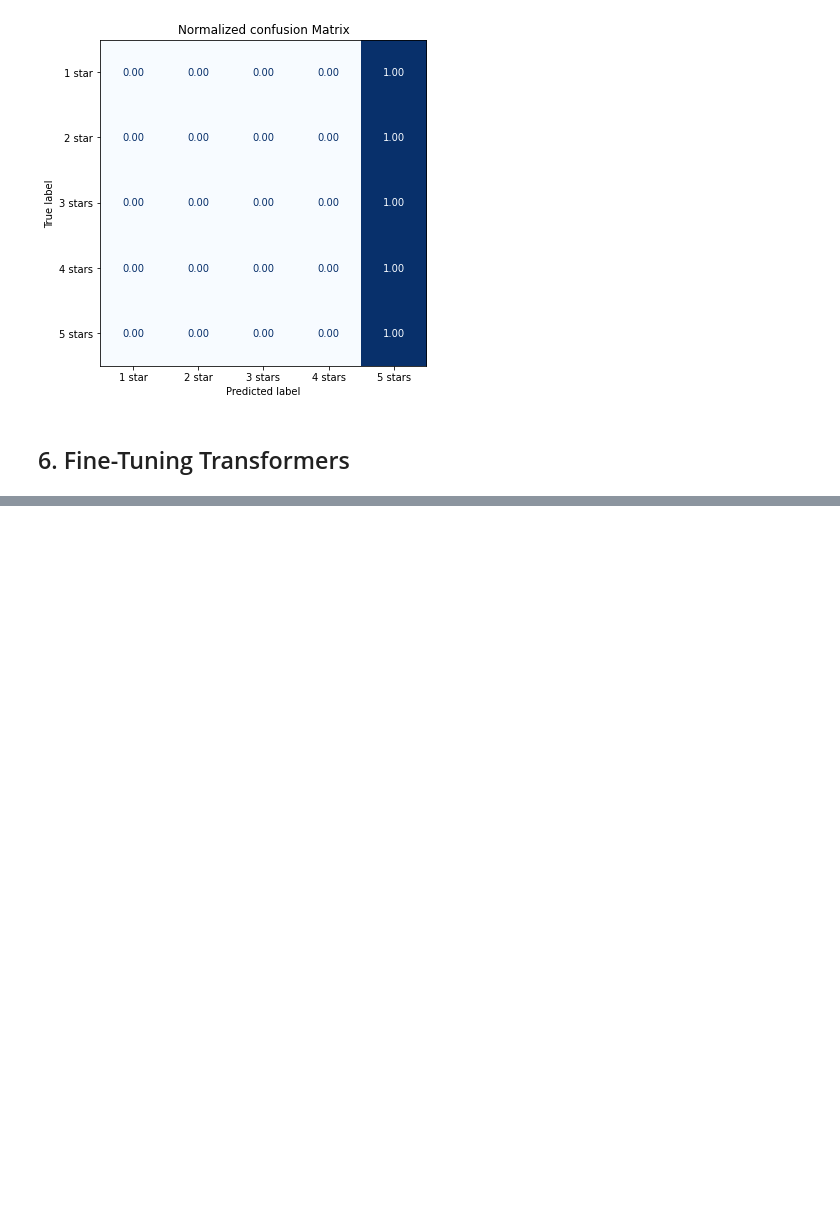
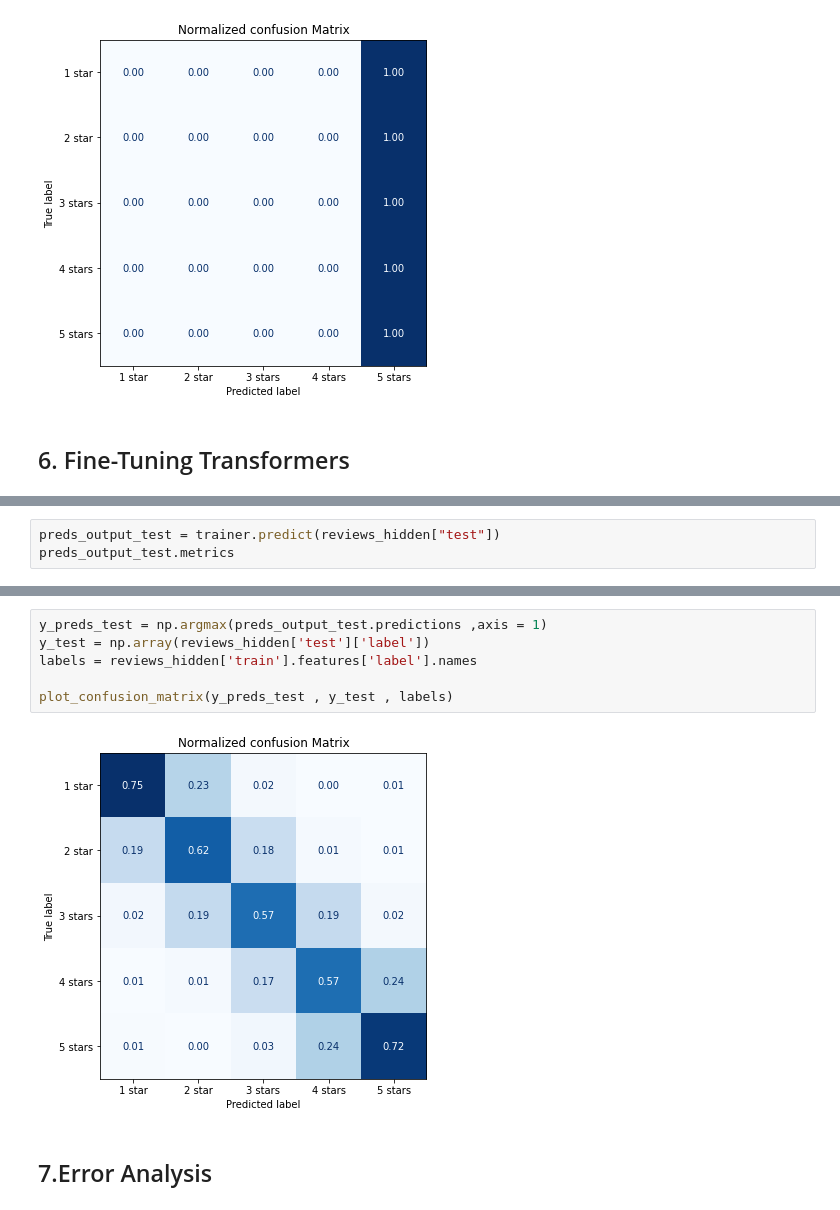
Before and after one commit to rama96/hugging-face, a Jupyter notebook: Chapter2_Text_Classification.ipynb, the cells around one changed output, grey strips where cells are left out. Drawn from its saved outputs; the diff is of its cells as text; blank space fills up the shorter version.

```diff
--- a/Chapter2_Text_Classification.ipynb
+++ b/Chapter2_Text_Classification.ipynb
@@ -771,0 +988,3 @@ plot_confusion_matrix(y_preds,y_valid,labels)
+# %%
+preds_output_test = trainer.predict(reviews_hidden["test"])
+preds_output_test.metrics
@@ -771,0 +999,10 @@ plot_confusion_matrix(y_preds,y_valid,labels)
+# %%
+y_preds_test = np.argmax(preds_output_test.predictions ,axis = 1)
+y_test = np.array(reviews_hidden['test']['label'])
+labels = reviews_hidden['train'].features['label'].names
+
+plot_confusion_matrix(y_preds_test , y_test , labels)
+# %% [output]
+[figure, added]
+# %% [markdown]
+## 7.Error Analysis
```
Also changed, not shown: parts of 54 cells of this notebook.
